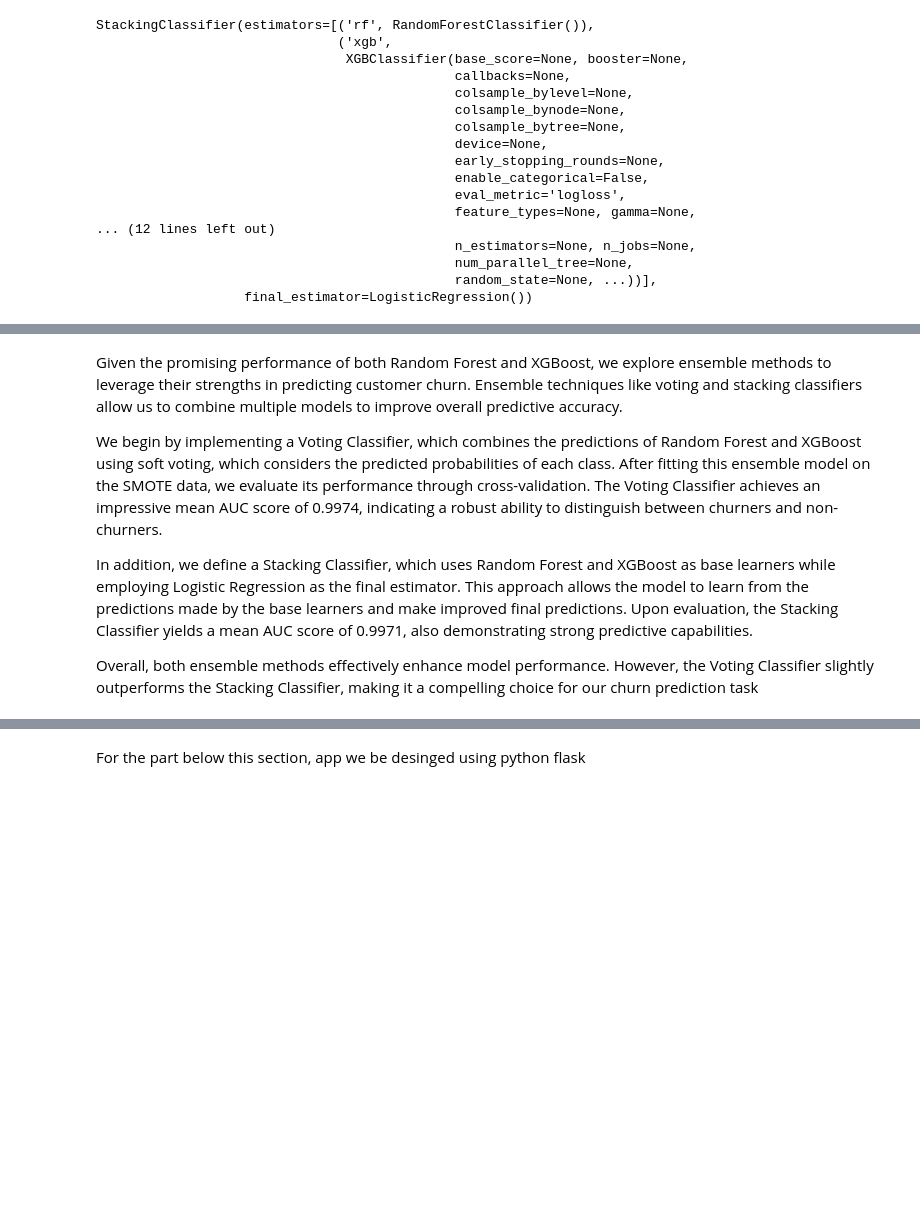
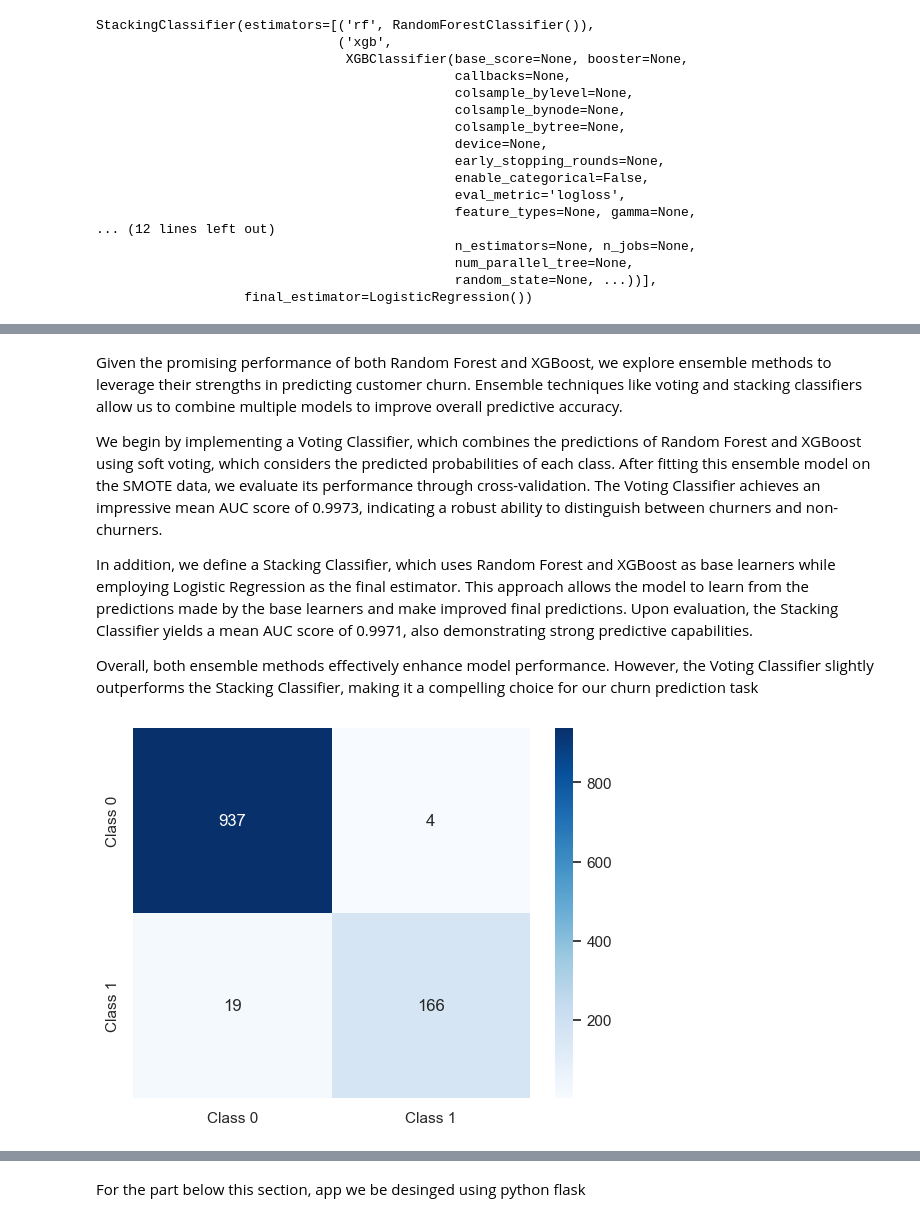
Before and after one commit to aktrikx/mp_cp_ak, a Jupyter notebook: churn_prediction.ipynb, the cells around one changed output, grey strips where cells are left out. Drawn from its saved outputs; the diff is of its cells as text; code cells hidden in the pictures; blank space fills up the shorter version.

```diff
--- a/churn_prediction.ipynb
+++ b/churn_prediction.ipynb
@@ -821,8 +1002,14 @@ Stacking Classifier Mean AUC: 0.9971
 # %% [markdown]
 Given the promising performance of both Random Forest and XGBoost, we explore ensemble methods to leverage their strengths in predicting customer churn. Ensemble techniques like voting and stacking classifiers allow us to combine multiple models to improve overall predictive accuracy.
 
-We begin by implementing a Voting Classifier, which combines the predictions of Random Forest and XGBoost using soft voting, which considers the predicted probabilities of each class. After fitting this ensemble model on the SMOTE data, we evaluate its performance through cross-validation. The Voting Classifier achieves an impressive mean AUC score of 0.9974, indicating a robust ability to distinguish between churners and non-churners.
+We begin by implementing a Voting Classifier, which combines the predictions of Random Forest and XGBoost using soft voting, which considers the predicted probabilities of each class. After fitting this ensemble model on the SMOTE data, we evaluate its performance through cross-validation. The Voting Classifier achieves an impressive mean AUC score of 0.9973, indicating a robust ability to distinguish between churners and non-churners.
 
 In addition, we define a Stacking Classifier, which uses Random Forest and XGBoost as base learners while employing Logistic Regression as the final estimator. This approach allows the model to learn from the predictions made by the base learners and make improved final predictions. Upon evaluation, the Stacking Classifier yields a mean AUC score of 0.9971, also demonstrating strong predictive capabilities.
 
 Overall, both ensemble methods effectively enhance model performance. However, the Voting Classifier slightly outperforms the Stacking Classifier, making it a compelling choice for our churn prediction task
+# %%
+cm = confusion_matrix(y_test, voting_classifier.predict(X_test))
+sns.heatmap(cm, annot=True, fmt='d', cmap='Blues', xticklabels=['Class 0', 'Class 1'], yticklabels=['Class 0', 'Class 1'])
+plt.show()
+# %% [output]
+[figure, added]
```
Also changed, not shown: parts of 25 cells of this notebook, 1 other file.
